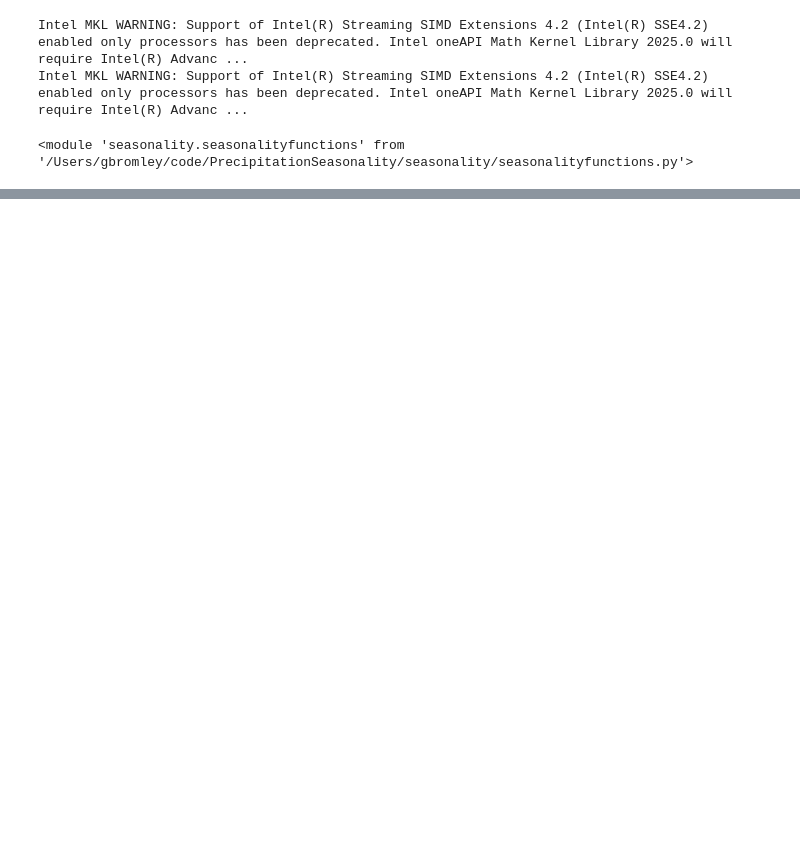
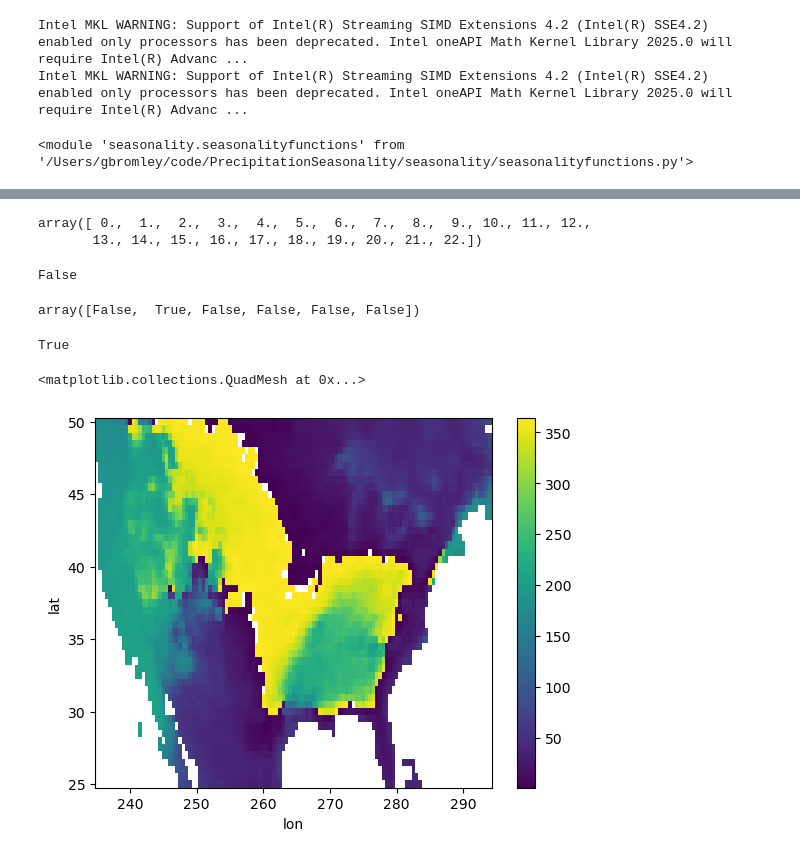
Before and after one commit to gbromley/PreSeason, a Jupyter notebook: workflows/verification.ipynb, the cells around one changed output, grey strips where cells are left out. Drawn from its saved outputs; the diff is of its cells as text; code cells hidden in the pictures; blank space fills up the shorter version.

```diff
--- a/workflows/verification.ipynb
+++ b/workflows/verification.ipynb
@@ -23,8 +25,8 @@ test_bombardi = xr.open_dataset('/Users/gbromley/data/b17_cpc_onset-demise/onset
 ### processing CPC data
 
 
-cpc_files = glob.glob('/Users/gbromley/data/cpc_uni_global/precip.1999.nc')
-cpc_raw = xr.open_dataset(cpc_files[0])
+cpc_files = glob.glob('/Users/gbromley/data/cpc_uni_global/precip.*.nc')
+cpc_raw = xr.open_mfdataset(cpc_files)
 
 ### Setting coordinate data for next step
 lat = np.arange(-90, 90, 0.5)
@@ -240,0 +155,2 @@ array([], dtype=float64)
+# %%
+lm_onset = od.onset_LM01(cpc_conus, start_wet)
@@ -240,0 +235,5 @@ array([], dtype=float64)
+# %%
+np.arange(0, 22.5, 1)
+# %% [output]
+array([ 0.,  1.,  2.,  3.,  4.,  5.,  6.,  7.,  8.,  9., 10., 11., 12.,
+       13., 14., 15., 16., 17., 18., 19., 20., 21., 22.])
@@ -240,0 +242,17 @@ array([], dtype=float64)
+# %%
+np.all(np.isnan(test))
+# %% [output]
+False
+# %%
+np.isnan(test)
+# %% [output]
+array([False,  True, False, False, False, False])
+# %%
+np.any(sf.check_outliers(test))
+# %% [output]
+True
+# %%
+lm_onset.isel(year = 20).plot()
+# %% [output]
+<matplotlib.collections.QuadMesh at 0x...>
+[figure, added]
```
Also changed, not shown: parts of 62 cells of this notebook, 5 other files.
